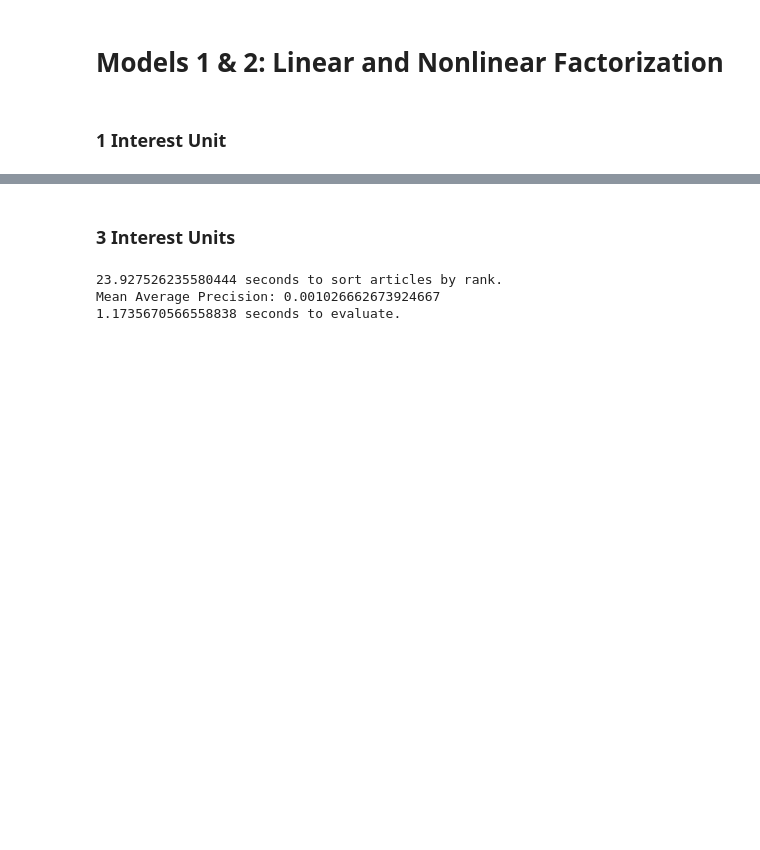
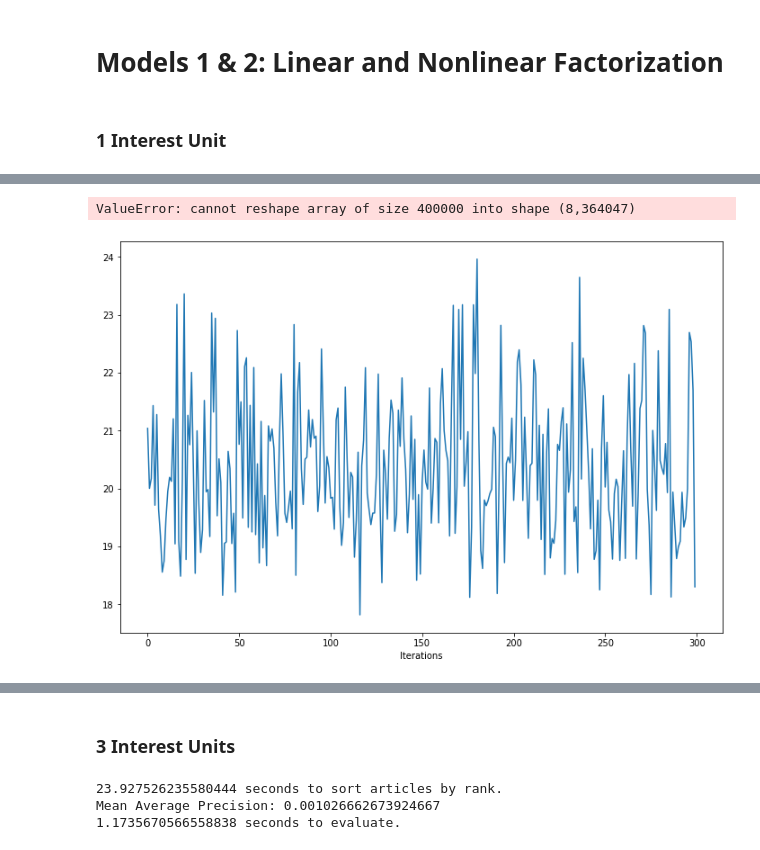
Before and after one commit to taylorhawks/globo-nonlinear-latent-factorization, a Jupyter notebook: Notebook.ipynb, the cells around one changed output, grey strips where cells are left out. Cells and saved outputs as stored; diff of their text form; code cells hidden in the pictures; blank space fills up the shorter version.

```diff
--- a/Notebook.ipynb
+++ b/Notebook.ipynb
@@ -145,0 +178,18 @@ print(time() - start, 'seconds')
+# %%
+## 2 Interest Units
+nm2 = NonlinearModel(df_sample,embeddings,size=8, embeddings_size=250, T=2)
+# %% [output]
+ValueError: cannot reshape array of size 400000 into shape (8,364047)
+# %%
+nm2.gradient_descent_nonlinear(
+    test=True,
+    alpha=0.01,
+    max_iterations=300,
+    test_size=8,
+    batch_size=8,
+    hinge_param = 1,
+    readj_interval=20,
+    #gd_algorithm='rprop'
+)
+# %% [output]
+[figure, added]
```
Also changed, not shown: parts of 29 cells of this notebook, 1 other file.
